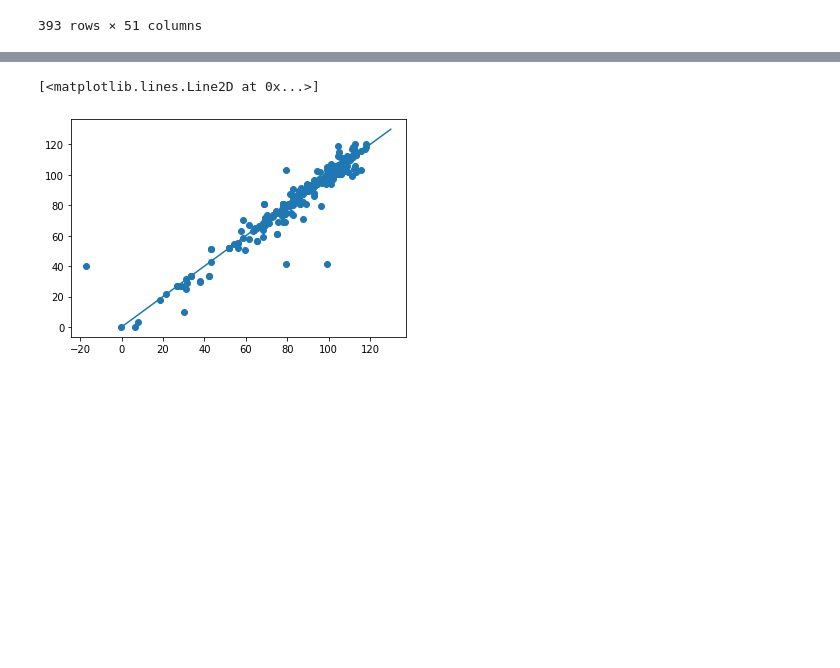
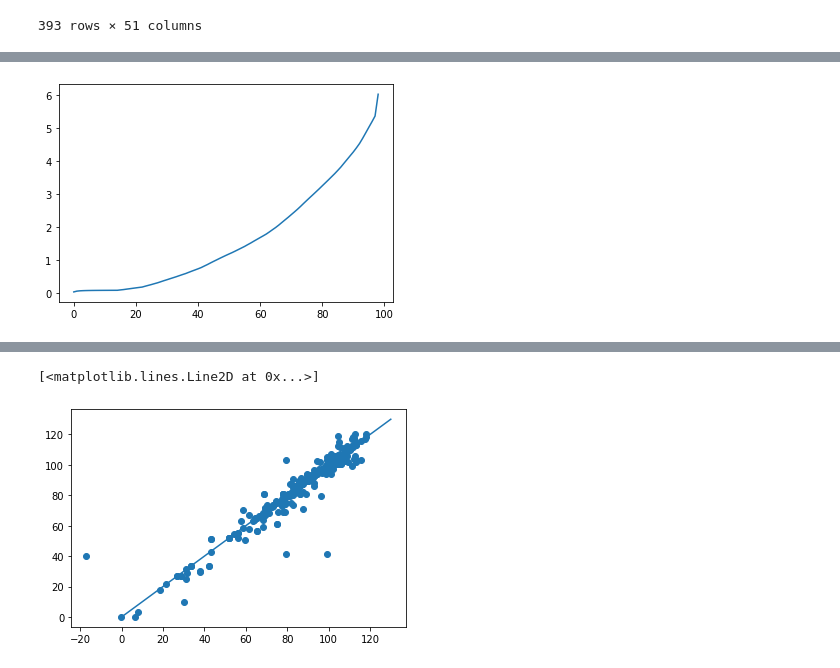
Before and after one commit to SergeyAnufriev/biofuels, a Jupyter notebook: Octane_latest.ipynb, the cells around one changed output, grey strips where cells are left out. Cells and saved outputs as stored; diff of their text form; code cells hidden in the pictures; blank space fills up the shorter version.

```diff
--- a/Octane_latest.ipynb
+++ b/Octane_latest.ipynb
@@ -157,0 +165,12 @@ mae(y_train,y_train_pred)
+# %%
+means = []
+mean  = 0
+for i,x in enumerate(sorted(data_test['mae'].values)):
+    mean+=x
+    means.append(mean/(i+1))
+
+
+plt.plot(np.arange(len(means)),means)
+plt.show()
+# %% [output]
+[figure, added]
```
Also changed, not shown: parts of 33 cells of this notebook.
